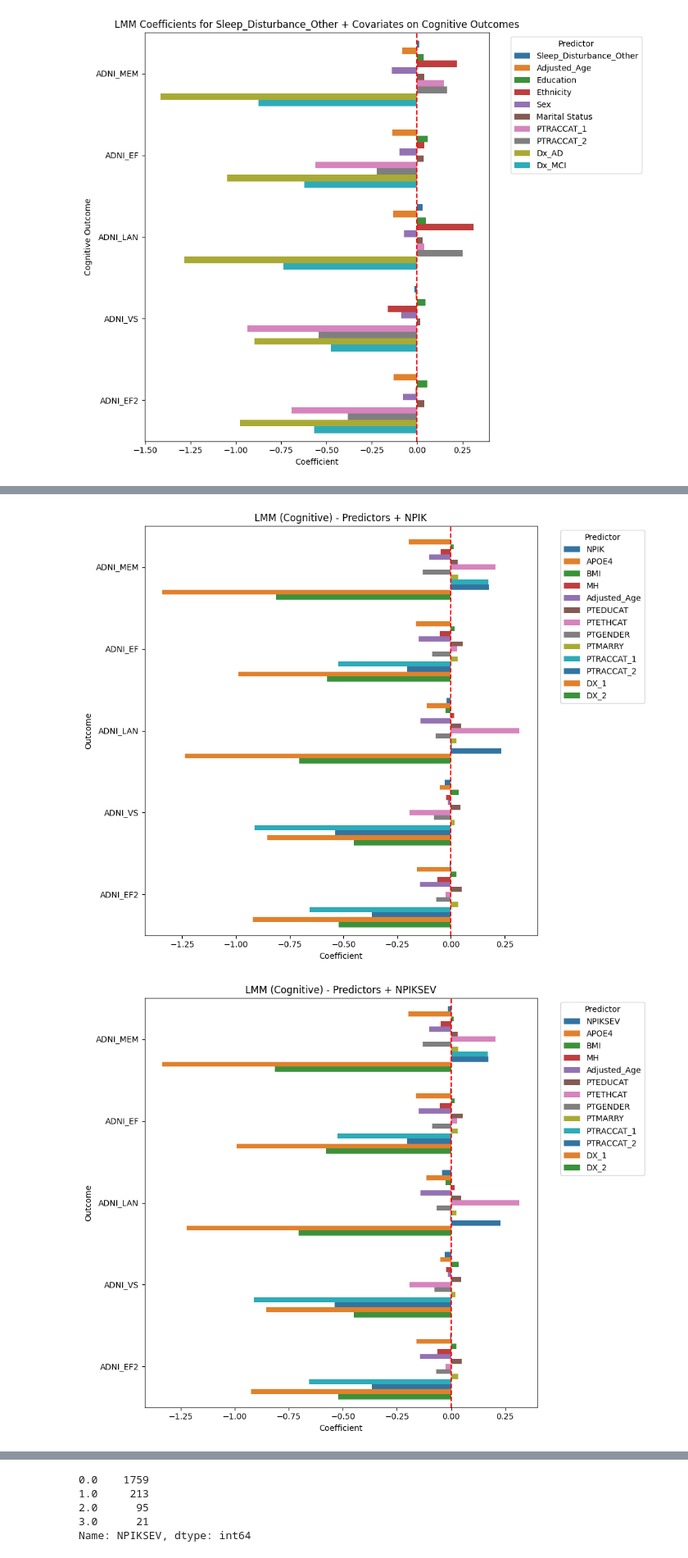
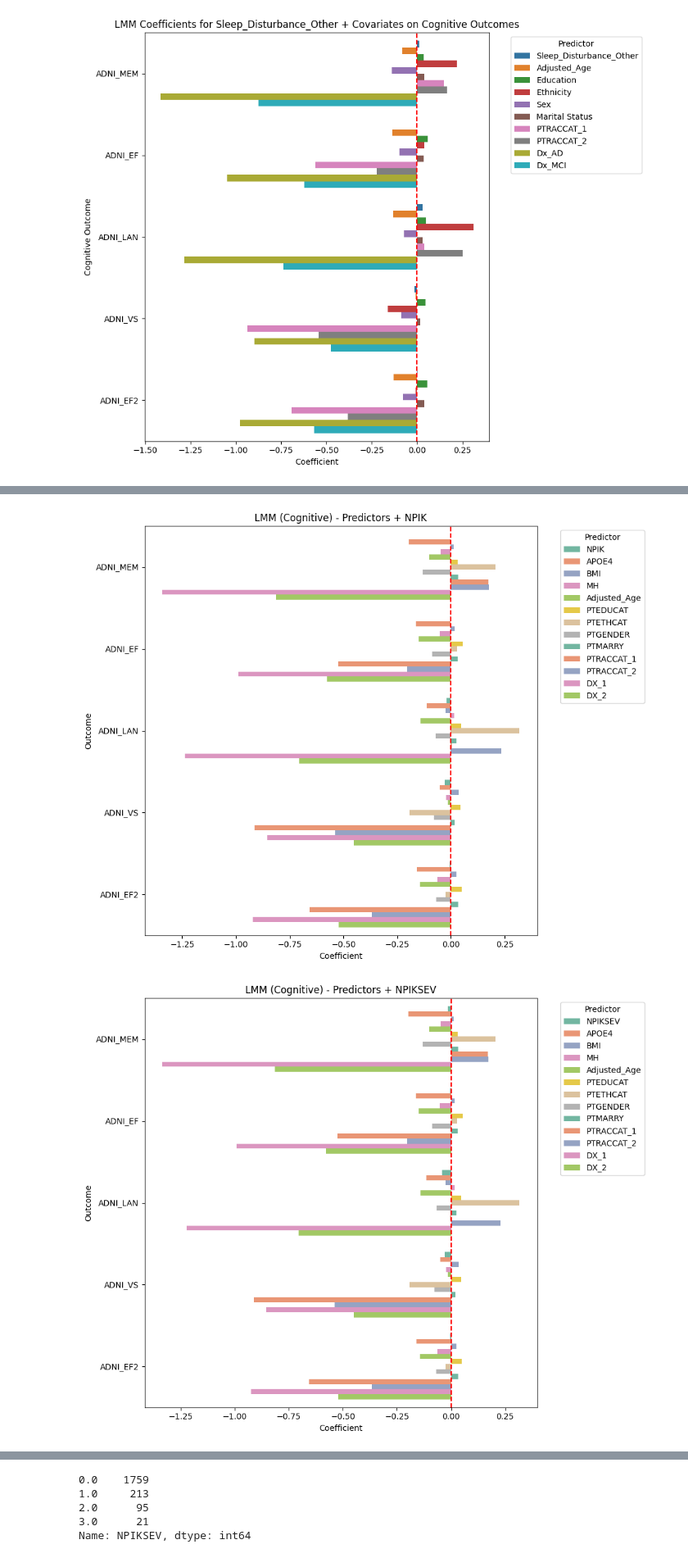
Before and after one commit to Da4kek/AD-Sleep, a Jupyter notebook: modeling-3.ipynb, the cells around one changed output, grey strips where cells are left out. Shown at 82% size. Drawn from its saved outputs; the diff is of its cells as text; code cells hidden in the pictures.

```diff
--- a/modeling-3.ipynb
+++ b/modeling-3.ipynb
@@ -381,3 +467,35 @@ for sleep_var in flat_cog['Sleep_Variable'].unique():
 [figure]
 [figure]
 [figure]
+# %%
+for sleep_var in flat_mri['Sleep_Variable'].unique():
+    df_plot = flat_mri[flat_mri['Sleep_Variable'] == sleep_var]
+
+    top_outcomes = (
+        df_plot[df_plot['Feature'] == sleep_var]
+        .set_index('Outcome')['Coefficient']
+        .abs()
+        .sort_values(ascending=False)
+        .head(5)
+        .index
+    )
+
+    df_top = df_plot[df_plot['Outcome'].isin(top_outcomes)]
+
+    plt.figure(figsize=(10, 8))
+    sns.barplot(
+        data=df_top,
+        x='Coefficient',
+        y='Outcome',
+        hue='Feature',
+        dodge=True,
+        palette='Set2'
+    )
+
+    plt.axvline(x=0, color='red', linestyle='--')
+    plt.title(
+        f'LMM Coefficients for {sleep_var} + Covariates on Top 5 MRI Outcomes')
+    plt.xlabel('Coefficient')
+    plt.ylabel('MRI Outcome')
+    plt.legend(title='Predictor', bbox_to_anchor=(1.05, 1), loc='upper left')
+    plt.tight_layout()
@@ -467,21 +634,21 @@ LMM_results_mri_df_sd = LMM_results_mri_df_sd[~LMM_results_mri_df_sd['Feature'].
 # %%
 for sleep_var in sleep_vars:
     df_plot = LMM_results_cognitive_df_sd[LMM_results_cognitive_df_sd['Sleep_Variable'] == sleep_var]
 
     plt.figure(figsize=(10, 8))
     sns.barplot(
         data=df_plot,
         x='Coefficient',
         y='Outcome',
         hue='Feature',
-        palette='tab10'
+        palette='Set2'
     )
     plt.axvline(x=0, color='red', linestyle='--')
     plt.title(f'LMM (Cognitive) - Predictors + {sleep_var}')
     plt.xlabel('Coefficient')
     plt.ylabel('Outcome')
     plt.legend(title='Predictor', bbox_to_anchor=(1.05, 1), loc='upper left')
     plt.tight_layout()
 # %% [output]
-[figure, old version]
+[figure, new version]
-[figure, old version]
+[figure, new version]
```
Also changed, not shown: parts of 14 cells of this notebook, 14 other files.
